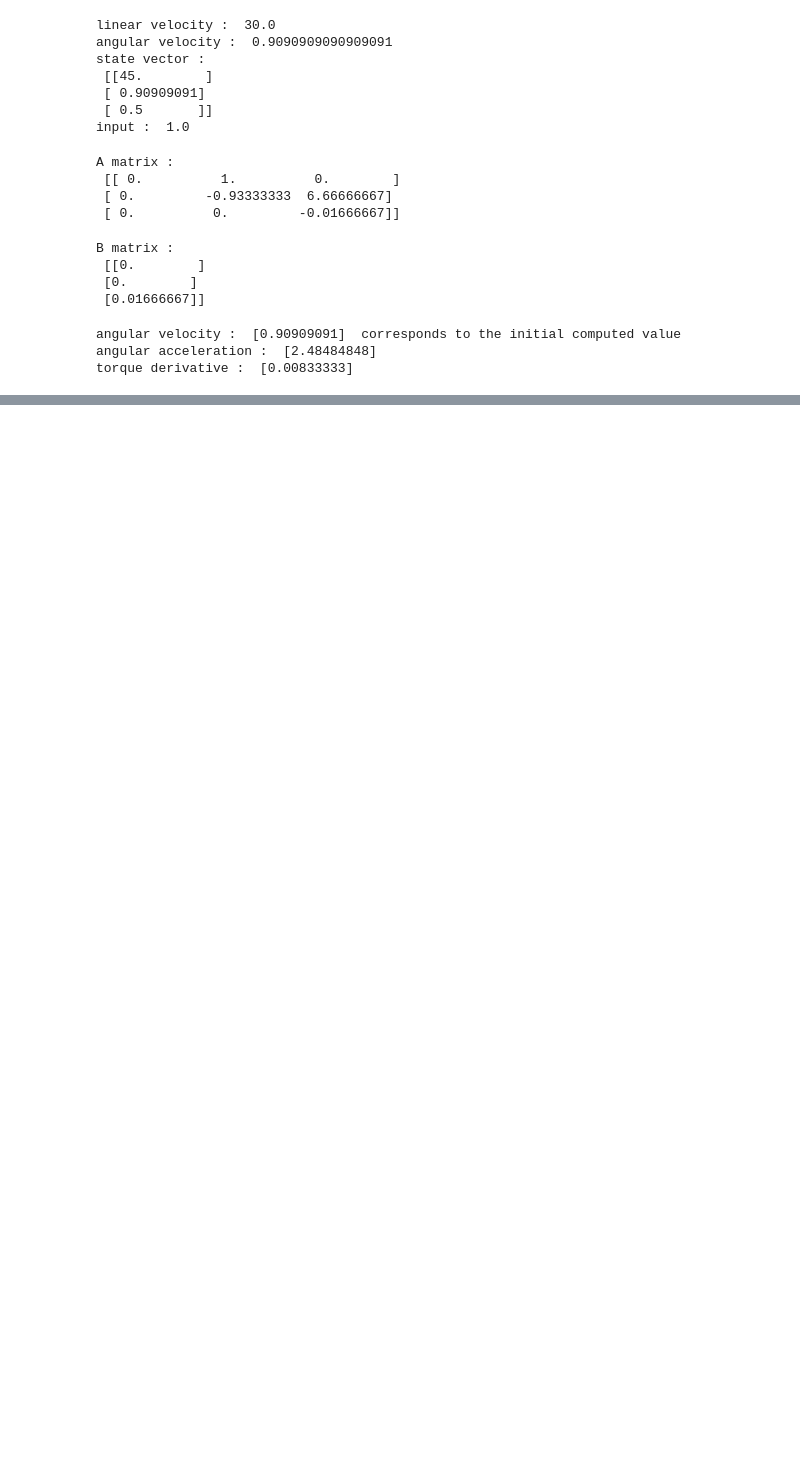
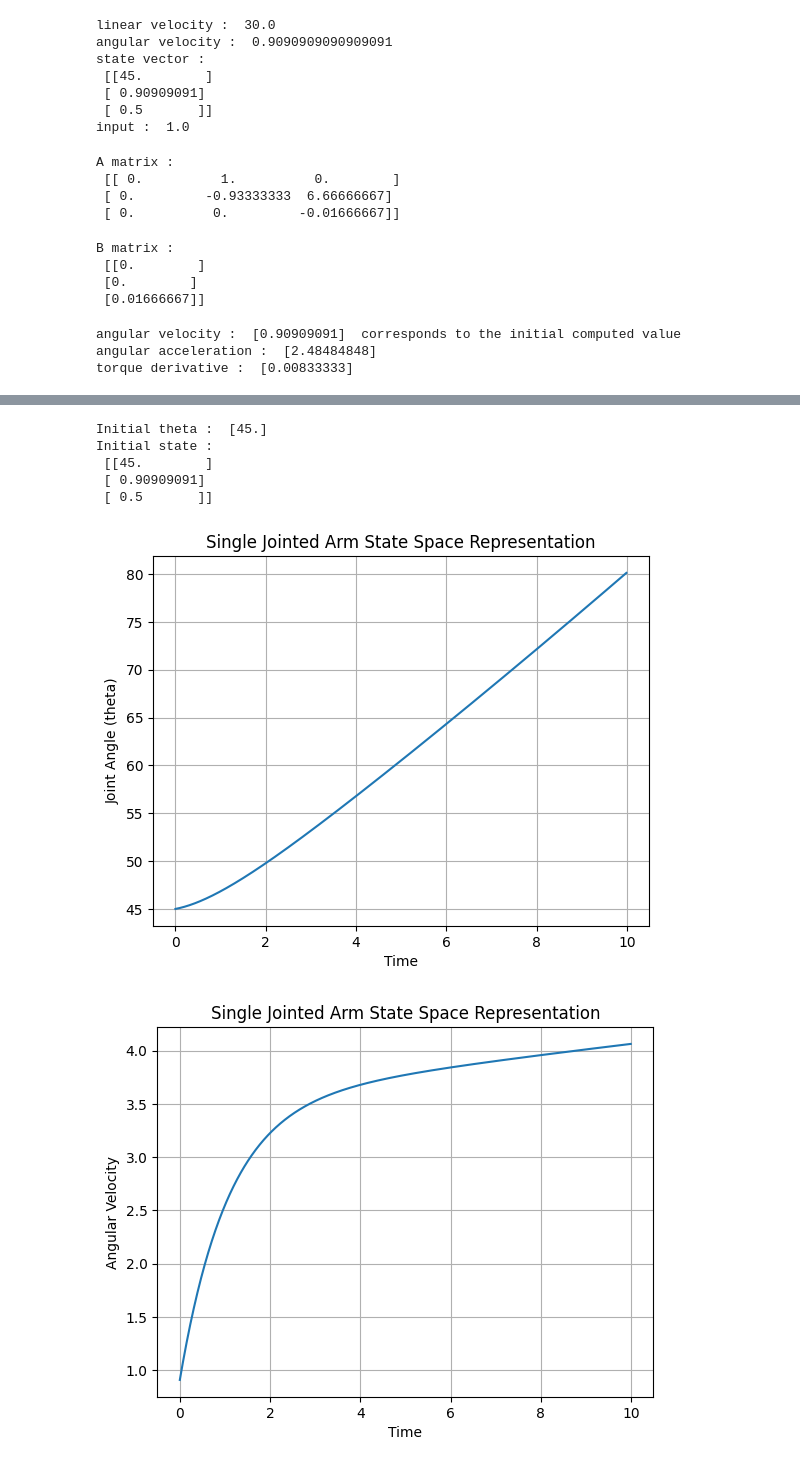
Before and after one commit to AcaAac/Neuroscience-EPL, a Jupyter notebook: Project_1_Stochastic_Optimal_Control.ipynb, the cells around one changed output, grey strips where cells are left out. Drawn from its saved outputs; the diff is of its cells as text; code cells hidden in the pictures; blank space fills up the shorter version.

```diff
--- a/Project_1_Stochastic_Optimal_Control.ipynb
+++ b/Project_1_Stochastic_Optimal_Control.ipynb
@@ -74,0 +110,60 @@ torque derivative :  [0.00833333]
+# %%
+# One Joint Testing
+# Initial state
+A = np.array([0,1,0,0,(-G/I),1/I,0,0,(-1/tau)]).reshape((3,3))
+B = np.array([0,0,(1/tau)]).reshape((3,1))
+# x = np.array([[0],[0],[0]])
+x = np.array((theta, theta_dot, T)).reshape(3,1)
+print("Initial theta : ", x[0])
+print("Initial state : ","\n", x)
+dt = 0.01
+timesteps = 1000
+
+theta_values = []
+theta_dot_values = []
+torque_rate_values = []
+time_values = []
+
+for _ in range(timesteps):
+    theta_values.append(x[0])  # Store the joint angle
+    theta_dot_values.append(x[1])  # Store the angular velocity
+    torque_rate_values.append(x[2])  # Store the torque rate
+    time_values.append(_ * dt)  # Store the time
+    x_dot = np.matmul(A, x) + np.dot(B, u)  # Calculate x_dot
+    x = x + x_dot * dt  # Update the state using Euler's method
+
+# Convert the lists to NumPy arrays for plotting
+theta_values = np.array(theta_values)
+time_values = np.array(time_values)
+
+# Plot the joint angle over time
+plt.plot(time_values, theta_values)
+plt.xlabel("Time")
+plt.ylabel("Joint Angle (theta)")
+plt.title("Single Jointed Arm State Space Representation")
+plt.grid(True)
+plt.show()
+
+# Plot the angular velocity over time
+plt.plot(time_values, theta_dot_values)
+plt.xlabel("Time")
+plt.ylabel("Angular Velocity")
+plt.title("Single Jointed Arm State Space Representation")
+plt.grid(True)
+plt.show()
+
+# Plot the torque rate over time
+plt.plot(time_values, torque_rate_values)
+plt.xlabel("Time")
+plt.ylabel("Torque Rate")
+plt.title("Single Jointed Arm State Space Representation")
+plt.grid(True)
+plt.show()
+# %% [output]
+Initial theta :  [45.]
+Initial state :
+ [[45.        ]
+ [ 0.90909091]
+ [ 0.5       ]]
+[figure, added]
+[figure, added]
```
Also changed, not shown: parts of 4 cells of this notebook.
